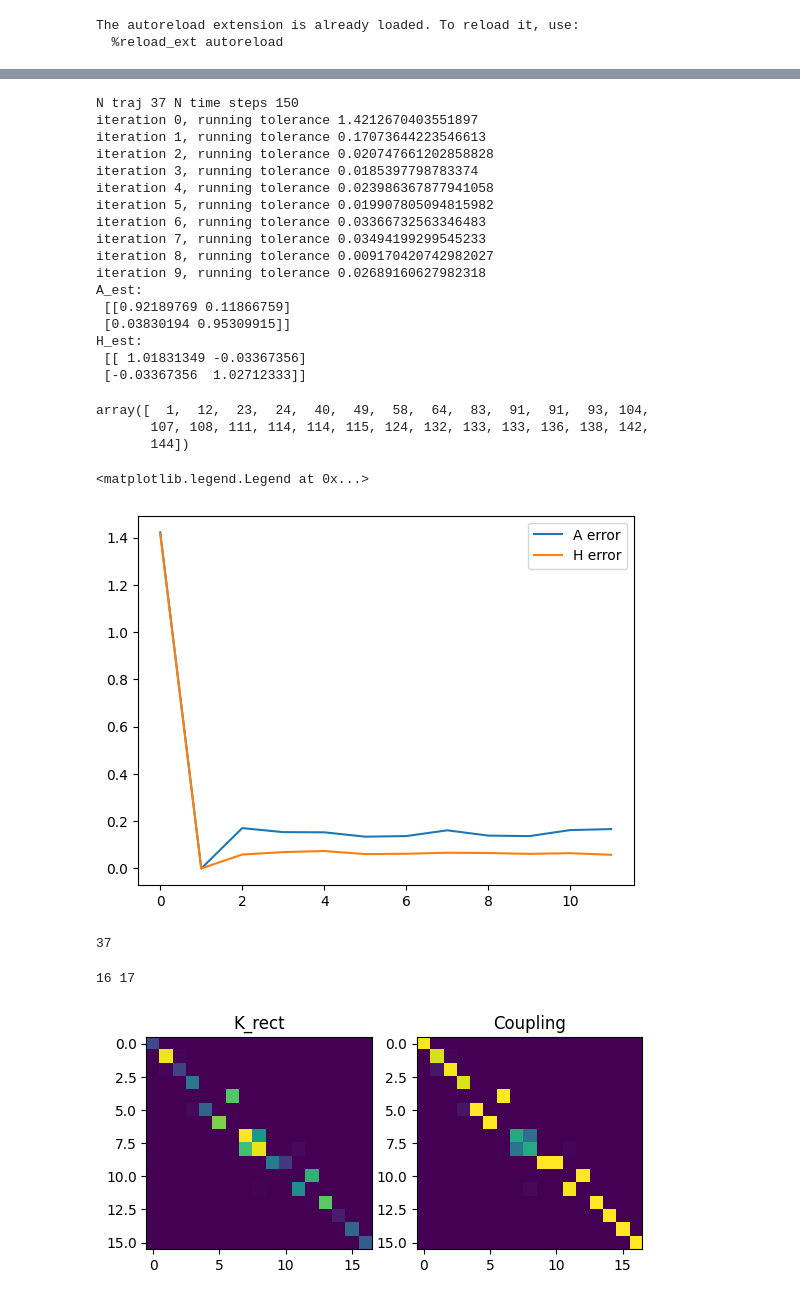
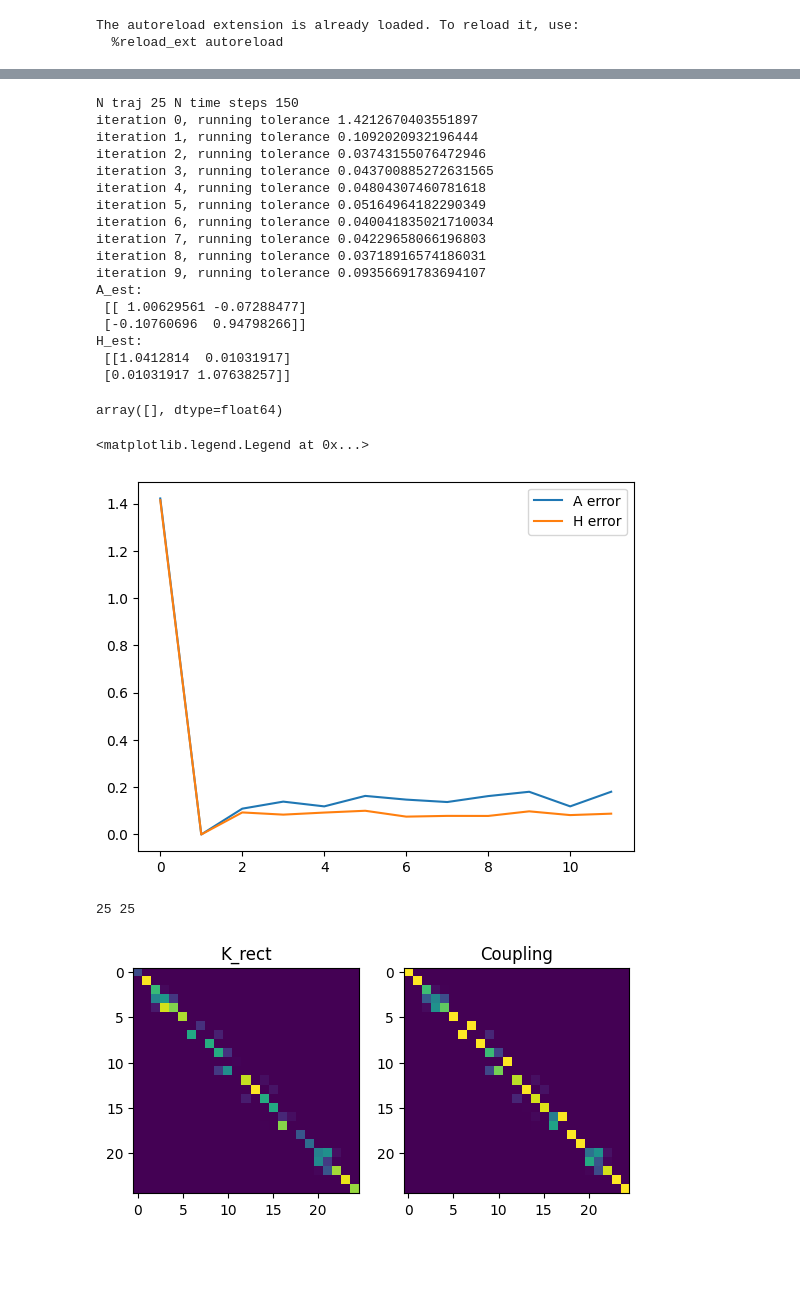
Before and after one commit to StanleyN1/OTProject, a Jupyter notebook: trajectory_inference/src/branching_test.ipynb, the cells around one changed output, grey strips where cells are left out. Drawn from its saved outputs; the diff is of its cells as text; code cells hidden in the pictures; blank space fills up the shorter version.

Commit message:
fixed file saving and updated data

```diff
--- a/trajectory_inference/src/branching_test.ipynb
+++ b/trajectory_inference/src/branching_test.ipynb
@@ -26,21 +26,21 @@ G = np.eye(d)
 
 H = G@G.T
 
-growth_rate = 0
+growth_rate = 3
 # lambda_func = lambda X: 1.3 * np.exp(-0.01*np.linalg.norm(X))  # Decaying branching rate
 # lambda_func = lambda X: growth_rate # 1.0 # 1.0 # Constant branching rate
 
-N_init = 25
+N_init = 1
 X0 = np.random.multivariate_normal(np.zeros(d), np.diag(np.ones(d)), N_init) # np.random.normal(0, 1, (N_init, A.shape[1]))
 # X0 = np.random.normal(0, 1, (N_init))
 Nt = 15000
-process = BranchingStochasticProcess(A, G, dt=0.0001, Nt=Nt, N_traj=10)
+process = BranchingStochasticProcess(A, G, dt=0.0001, Nt=Nt, N_traj=N_init)
 # process = BranchingStochasticProcess(A, G, X0, no_branch_lambda_func, dt=0.0001, T=2.0, N_traj=10)
 process.simulate(X0, growth_rate=growth_rate)
 print("Final number of trajectories:", process.N_traj)
 # print(process.lineage_tree)
 process.plot_trajectories(downsample=1)
 
-process.save_file(f'data/trajectories_with_growth.h5', downsample_rate=500)
+# process.save_file(f'data/trajectories.h5', downsample_rate=500)
 # %% [output]
 15000
@@ -76,43 +75,37 @@ print("H_est:\n", H_est)
 branch_times_data = np.array(process.branch_times) // downsample_rate
 branch_times_data
 # %% [output]
-N traj 37 N time steps 150
+N traj 25 N time steps 150
 iteration 0, running tolerance 1.4212670403551897
-iteration 1, running tolerance 0.17073644223546613
-iteration 2, running tolerance 0.020747661202858828
-iteration 3, running tolerance 0.0185397798783374
-iteration 4, running tolerance 0.023986367877941058
-iteration 5, running tolerance 0.019907805094815982
-iteration 6, running tolerance 0.03366732563346483
-iteration 7, running tolerance 0.03494199299545233
-iteration 8, running tolerance 0.009170420742982027
-iteration 9, running tolerance 0.02689160627982318
+iteration 1, running tolerance 0.1092020932196444
+iteration 2, running tolerance 0.03743155076472946
+iteration 3, running tolerance 0.043700885272631565
+iteration 4, running tolerance 0.04804307460781618
+iteration 5, running tolerance 0.05164964182290349
+iteration 6, running tolerance 0.040041835021710034
+iteration 7, running tolerance 0.04229658066196803
+iteration 8, running tolerance 0.03718916574186031
+iteration 9, running tolerance 0.09356691783694107
 A_est:
- [[0.92189769 0.11866759]
- [0.03830194 0.95309915]]
+ [[ 1.00629561 -0.07288477]
+ [-0.10760696  0.94798266]]
 H_est:
- [[ 1.01831349 -0.03367356]
- [-0.03367356  1.02712333]]
+ [[1.0412814  0.01031917]
+ [0.01031917 1.07638257]]
-array([  1,  12,  23,  24,  40,  49,  58,  64,  83,  91,  91,  93, 104,
-       107, 108, 111, 114, 114, 115, 124, 132, 133, 133, 136, 138, 142,
-       144])
+array([], dtype=float64)
 # %%
 plt.plot(matrix_errors(process, As, Hs)[0], label="A error")
 plt.plot(matrix_errors(process, As, Hs)[1], label="H error")
 plt.legend()
 # %% [output]
 <matplotlib.legend.Legend at 0x...>
-[figure, old version]
+[figure, new version]
-# %%
-process.N_traj
-# %% [output]
-37
 # %%
-idx=branch_times_data[6]
+idx=0 # branch_times_data[4]
 # idx = 10
 plot_kernel_coupling(idx, xs_data, ts_data, A_est, H_est)
 # %% [output]
-16 17
+25 25
-[figure, old version]
+[figure, new version]
 # %%
 plot_sampling(xs_data, ts_data, Pi_est, process.downsample(downsample_rate), branch_times_data, N_sample=40, plot_dim=1)
```
Also changed, not shown: parts of 3 cells of this notebook, 7 other files.
